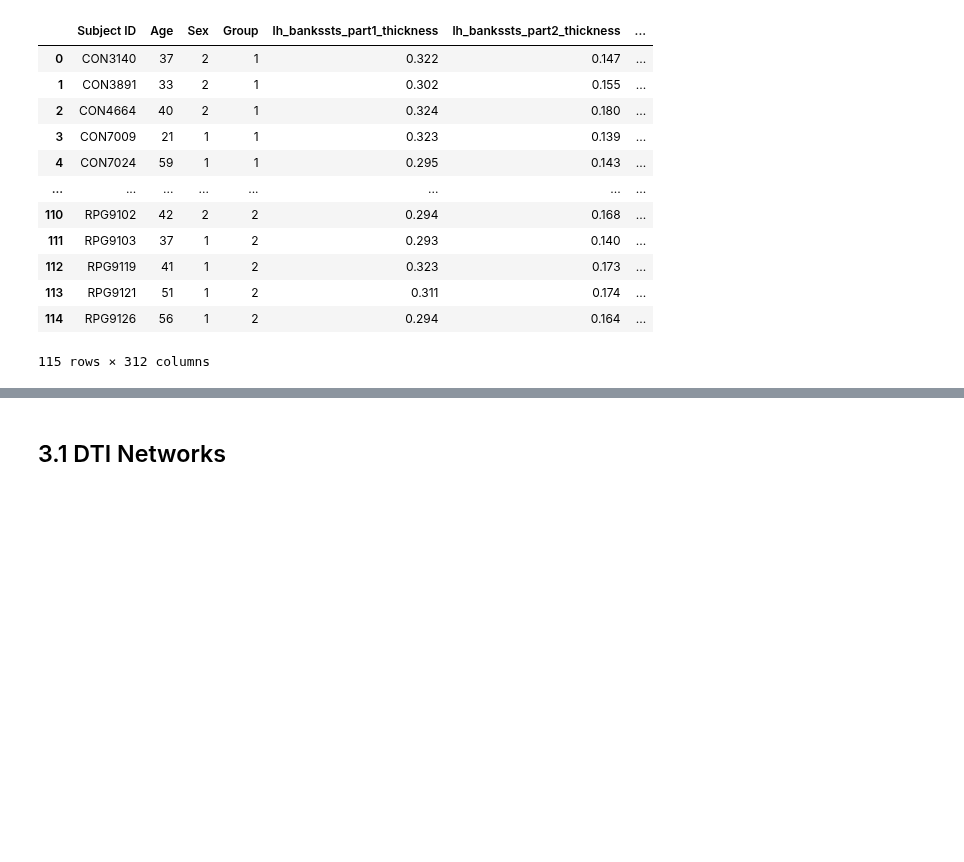
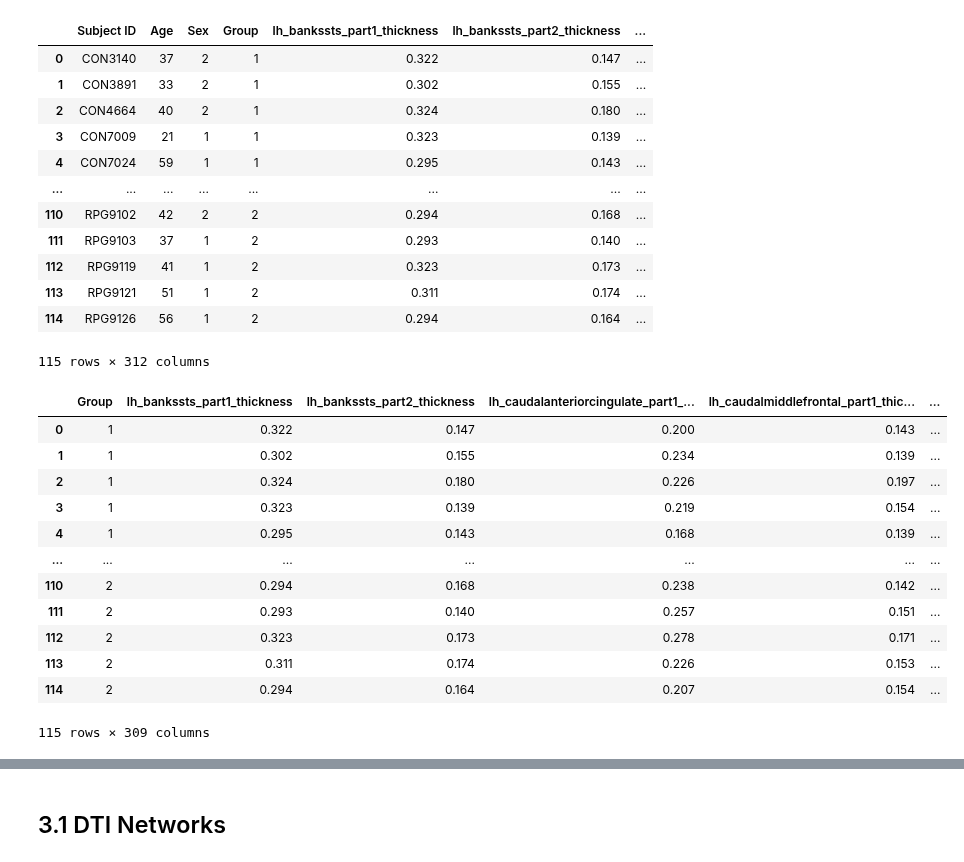
Before and after one commit to mello-y/MSc5_research_project, a Jupyter notebook: data/Data_exploration.ipynb, the cells around one changed output, grey strips where cells are left out. Cells and saved outputs as stored; diff of their text form; code cells hidden in the pictures; blank space fills up the shorter version.

```diff
--- a/data/Data_exploration.ipynb
+++ b/data/Data_exploration.ipynb
@@ -373,3 +405,23 @@ FA_Dublin
 | 113 | RPG9121 | 51 | 1 | 2 | 0.311 | 0.174 | ... |
 | 114 | RPG9126 | 56 | 1 | 2 | 0.294 | 0.164 | ... |
 115 rows × 312 columns
+# %%
+#adjust data frame
+
+FA_Dublin_ad = FA_Dublin.drop(['Subject ID','Age', 'Sex'], axis=1)
+# %%
+FA_Dublin_ad
+# %% [output]
+|  | Group | lh_bankssts_part1_thickness | lh_bankssts_part2_thickness | lh_caudalanteriorcingulate_part1_... | lh_caudalmiddlefrontal_part1_thic... | ... |
+| 0 | 1 | 0.322 | 0.147 | 0.200 | 0.143 | ... |
+| 1 | 1 | 0.302 | 0.155 | 0.234 | 0.139 | ... |
+| 2 | 1 | 0.324 | 0.180 | 0.226 | 0.197 | ... |
+| 3 | 1 | 0.323 | 0.139 | 0.219 | 0.154 | ... |
+| 4 | 1 | 0.295 | 0.143 | 0.168 | 0.139 | ... |
+| ... | ... | ... | ... | ... | ... | ... |
+| 110 | 2 | 0.294 | 0.168 | 0.238 | 0.142 | ... |
+| 111 | 2 | 0.293 | 0.140 | 0.257 | 0.151 | ... |
+| 112 | 2 | 0.323 | 0.173 | 0.278 | 0.171 | ... |
+| 113 | 2 | 0.311 | 0.174 | 0.226 | 0.153 | ... |
+| 114 | 2 | 0.294 | 0.164 | 0.207 | 0.154 | ... |
+115 rows × 309 columns
```
Also changed, not shown: parts of 15 cells of this notebook.
